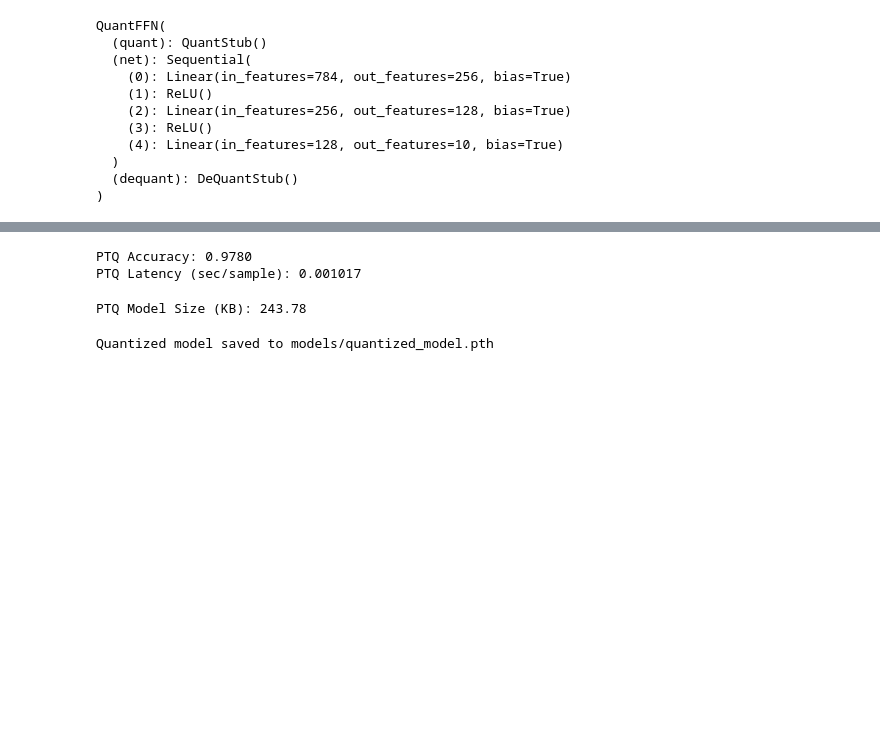
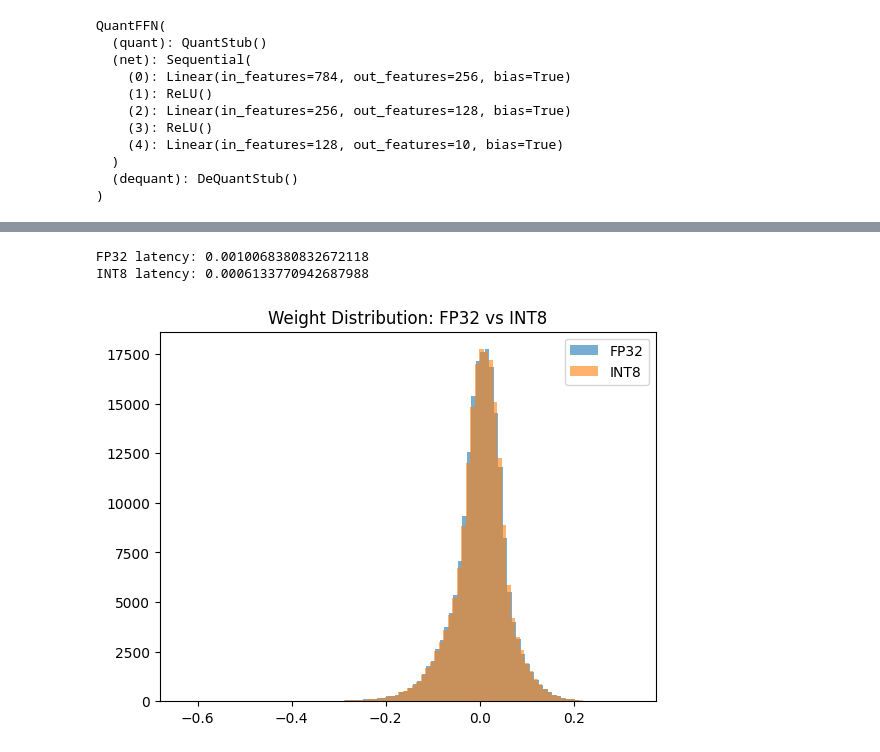
Before and after one commit to Rebiya/LLM-Optimization, a Jupyter notebook: notebooks/03_ptq.ipynb, the cells around one changed output, grey strips where cells are left out. Drawn from its saved outputs; the diff is of its cells as text; code cells hidden in the pictures; blank space fills up the shorter version.

Commit message:
Static PTQ: Added calibration, quantized FFN to INT8. 2.6x smaller model, faster CPU inference with minimal accuracy drop

```diff
--- a/notebooks/03_ptq.ipynb
+++ b/notebooks/03_ptq.ipynb
@@ -27,7 +40,6 @@ test_loader = DataLoader(test_set, batch_size=64, shuffle=False)
 class FFN(nn.Module):
     def __init__(self):
         super().__init__()
-        # MUST match baseline: Sequential with "net"
         self.net = nn.Sequential(
             nn.Linear(28*28, 256),
             nn.ReLU(),
@@ -40,7 +52,7 @@ class FFN(nn.Module):
         x = x.view(x.size(0), -1)
         return self.net(x)
 
-float_model = FFN()
+float_model = FFN().to(device)
 float_model.load_state_dict(torch.load(MODEL_DIR / "ffn_baseline.pth"))
 float_model.eval()
 # %% [output]
@@ -57,8 +69,7 @@ FFN(
 class QuantFFN(nn.Module):
     def __init__(self):
         super().__init__()
-        self.quant = torch.ao.quantization.QuantStub()
-        # MUST match baseline sequential keys
+        self.quant = quant.QuantStub()
         self.net = nn.Sequential(
             nn.Linear(28*28, 256),
             nn.ReLU(),
@@ -66,7 +77,7 @@ class QuantFFN(nn.Module):
             nn.ReLU(),
             nn.Linear(128, 10)
         )
-        self.dequant = torch.ao.quantization.DeQuantStub()
+        self.dequant = quant.DeQuantStub()
 
     def forward(self, x):
         x = x.view(x.size(0), -1)
@@ -91,10 +102,11 @@ QuantFFN(
   (dequant): DeQuantStub()
 )
 # %%
-quant_model.qconfig = torch.ao.quantization.get_default_qconfig("fbgemm")
-torch.ao.quantization.prepare(quant_model, inplace=True)
+quant_model.qconfig = quant.get_default_qconfig("fbgemm")
 
-# Calibration using test set (representative data)
+quant.prepare(quant_model, inplace=True)
+
+# Calibration (observer statistics)
 with torch.no_grad():
     for x, _ in test_loader:
         quant_model(x)
@@ -160,20 +165,28 @@ def evaluate(model, loader):
-# %%
-acc, latency = evaluate(quant_model, test_loader)
-print(f"PTQ Accuracy: {acc:.4f}")
-print(f"PTQ Latency (sec/sample): {latency:.6f}")
-# %% [output]
-PTQ Accuracy: 0.9780
-PTQ Latency (sec/sample): 0.001017
-# %%
-tmp_file = MODEL_DIR / "tmp_quant.pth"
-torch.save(quant_model.state_dict(), tmp_file)
-size_kb = os.path.getsize(tmp_file) / 1024
-tmp_file.unlink()
-print(f"PTQ Model Size (KB): {size_kb:.2f}")
-# %% [output]
-PTQ Model Size (KB): 243.78
-# %%
-torch.save(quant_model.state_dict(), MODEL_DIR / "quantized_model.pth")
-print("Quantized model saved to models/quantized_model.pth")
-# %% [output]
-Quantized model saved to models/quantized_model.pth
+# %%
+def measure_latency(model, runs=200):
+    x, _ = next(iter(test_loader))
+    start = time.time()
+    with torch.no_grad():
+        for _ in range(runs):
+            model(x)
+    return (time.time() - start) / runs
+
+fp32_latency = measure_latency(float_model)
+int8_latency = measure_latency(quant_model)
+
+print("FP32 latency:", fp32_latency)
+print("INT8 latency:", int8_latency)
+# %% [output]
+FP32 latency: 0.0010068380832672118
+INT8 latency: 0.0006133770942687988
+# %%
+fp32_w = float_model.net[0].weight.detach().cpu().numpy().flatten()
+int8_w = quant_model.net[0].weight().dequantize().cpu().numpy().flatten()
+
+plt.hist(fp32_w, bins=100, alpha=0.6, label="FP32")
+plt.hist(int8_w, bins=100, alpha=0.6, label="INT8")
+plt.legend()
+plt.title("Weight Distribution: FP32 vs INT8")
+plt.show()
+# %% [output]
+[figure, added]
```
Also changed, not shown: parts of 12 cells of this notebook, 2 other files.
